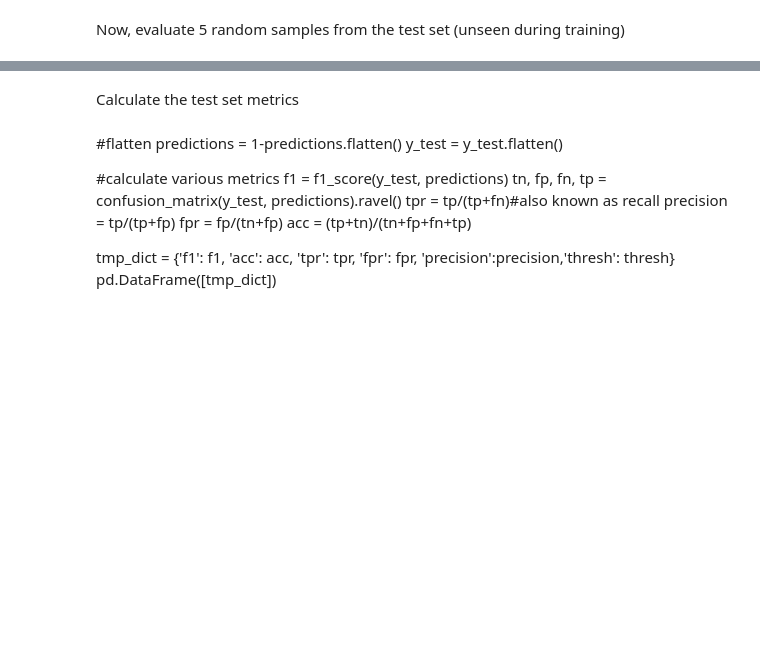
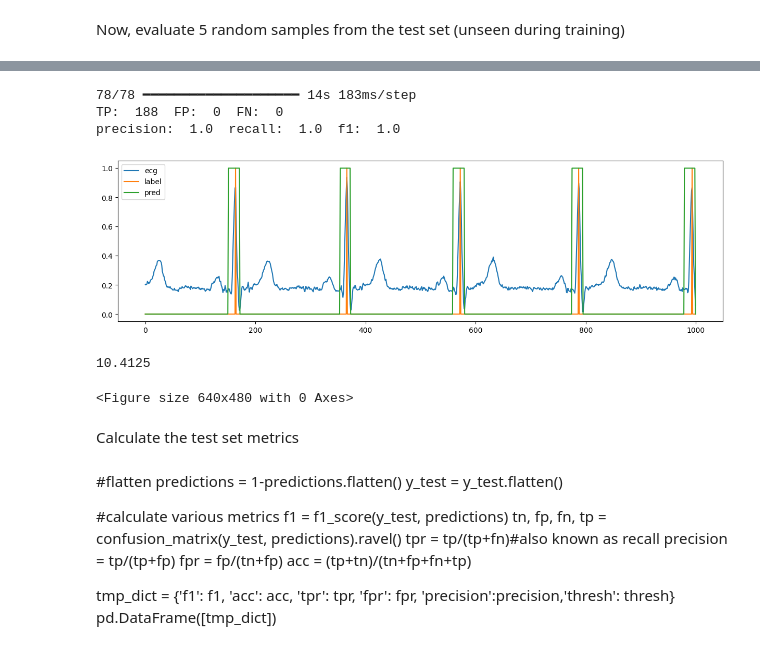
Before and after one commit to Gu-Haojia/QRS-detector, a Jupyter notebook: qrs_detector.ipynb, the cells around one changed output, grey strips where cells are left out. Saved outputs shown, nothing was run; the diff lists cells and outputs as text; code cells hidden in the pictures; blank space fills up the shorter version.

```diff
--- a/qrs_detector.ipynb
+++ b/qrs_detector.ipynb
@@ -411,3 +473,73 @@ precision:  0.9911229471815357  recall:  0.9936220706021952  f1:  0.992370935486
+# %%
+test1=pd.read_pickle('test_x011.pkl')
+label1=pd.read_pickle('./pickle/FAROS_preprocessed.pkl')
+label1=label1.iloc[11]['rest']['rr']
+
+
+pred=slice2sequ(test1,model,slide=16,model_thre=thresh,sequ_thre=0.5,sequ_len=3)
+
+lable1=label1[:len(pred)]
+
+tp,fp,fn=0,0,0
+#计算TP,FN,检查tmp_r中的1是否在tmp_pred中也是1
+for j in range(len(lable1)):
+    if lable1[j]==1 and pred[j]==1:
+        tp+=1
+    elif lable1[j]==1 and pred[j]==0:
+        fn+=1
+
+#计算FP,检查tmp_pred中的1区间是否包含有且仅有1个tmp_r的1
+#依次找出tmp_pred中的1区间
+start=-1
+for j in range(len(pred)):
+    if pred[j]==1 and start==-1:
+        start=j
+    elif pred[j]==0 and start!=-1:
+        end=j
+        #检查这个区间是否包含有且仅有1个tmp_r的1
+        if sum(lable1[start:end])==0:
+            fp+=1
+        elif sum(lable1[start:end])>1:
+            fn+=sum(lable1[start:end])-1
+            tp-=sum(lable1[start:end])-1
+        start=-1
+
+print("TP: ",tp," FP: ",fp," FN: ",fn)
+
+precision=tp/(tp+fp)
+
+recall=tp/(tp+fn)
+
+f1=2*precision*recall/(precision+recall)
+
+print("precision: ",precision," recall: ",recall," f1: ",f1)
+# %% [output]
+78/78 ━━━━━━━━━━━━━━━━━━━━ 14s 183ms/step
+TP:  188  FP:  0  FN:  0
+precision:  1.0  recall:  1.0  f1:  1.0
+# %%
+#plot pred
+ecg=pd.read_pickle('./pickle/FAROS_preprocessed.pkl')
+ecg=ecg.iloc[11]['rest']['ecg']
+ecg=ecg[:len(pred)]
+#min-max normalization
+ecg=(ecg-np.min(ecg))/(np.max(ecg)-np.min(ecg))
+
+
+
+
+plt.figure(figsize=(15,4))
+plt.plot(ecg[0:1000])
+plt.plot(lable1[0:1000])
+plt.plot(pred[0:1000])
+plt.legend(['ecg','label','pred'])
+plt.show()
+plt.savefig('pred0:1000.png', dpi=250)
+print(len(lable1)/256/15)
+# %% [output]
+[figure, added]
+10.4125
+<Figure size 640x480 with 0 Axes>
 # %% [markdown]
 Calculate the test set metrics
 # %% [markdown]
```
Also changed, not shown: parts of 9 cells of this notebook, 1 other file.
